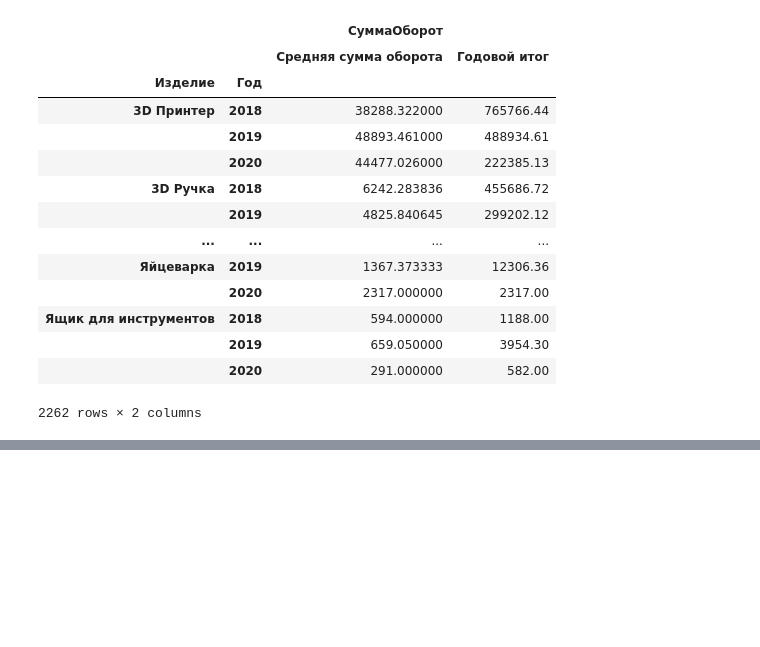
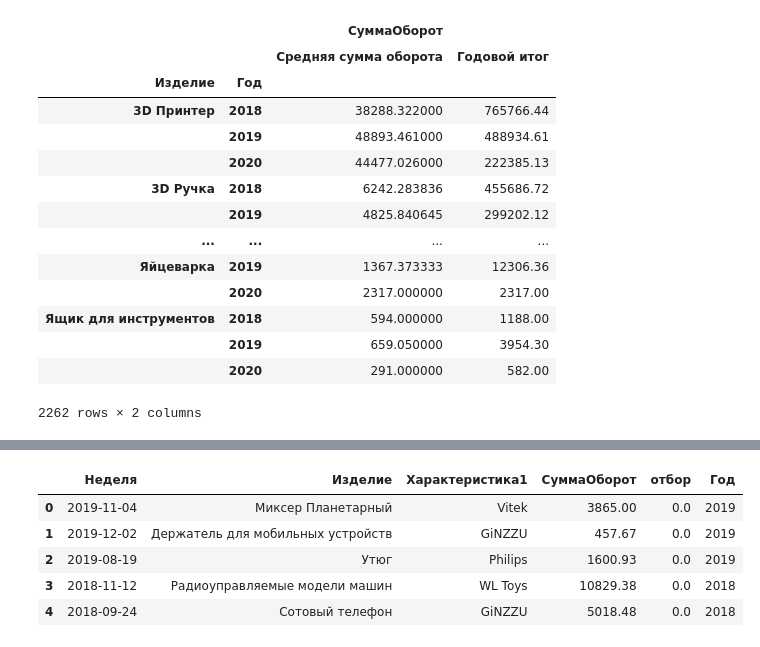
Before and after one commit to HarakaRisasi/dns_data_analysis_study, a Jupyter notebook: 3 занятие/Задание.ipynb, the cells around one changed output, grey strips where cells are left out. Drawn from its saved outputs; the diff is of its cells as text; code cells hidden in the pictures; blank space fills up the shorter version.

```diff
--- a/3 занятие/Задание.ipynb
+++ b/3 занятие/Задание.ipynb
@@ -130,0 +134,9 @@ df.groupby(['Изделие', 'Год']).agg({'СуммаОборот': [('Ср
+# %%
+df.head()
+# %% [output]
+|  | Неделя | Изделие | Характеристика1 | СуммаОборот | отбор | Год |
+| 0 | 2019-11-04 | Миксер Планетарный | Vitek | 3865.00 | 0.0 | 2019 |
+| 1 | 2019-12-02 | Держатель для мобильных устройств | GiNZZU | 457.67 | 0.0 | 2019 |
+| 2 | 2019-08-19 | Утюг | Philips | 1600.93 | 0.0 | 2019 |
+| 3 | 2018-11-12 | Радиоуправляемые модели машин | WL Toys | 10829.38 | 0.0 | 2018 |
+| 4 | 2018-09-24 | Сотовый телефон | GiNZZU | 5018.48 | 0.0 | 2018 |
```
Also changed, not shown: parts of 2 cells of this notebook.
